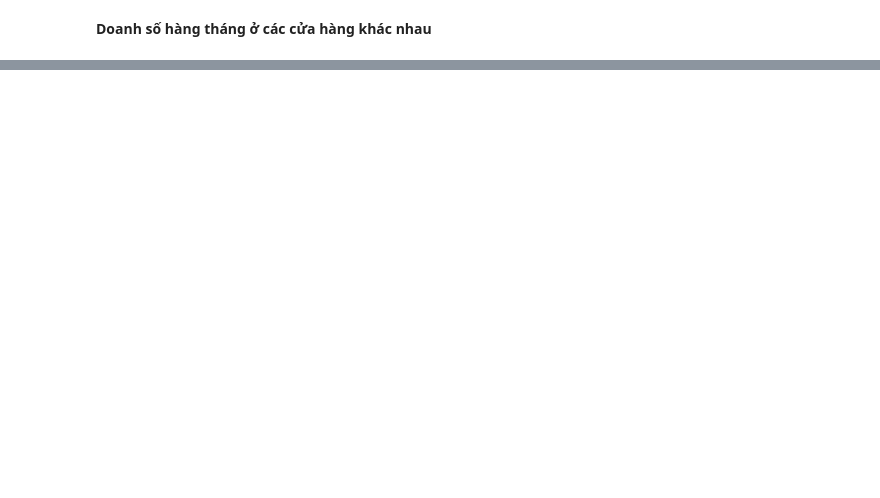
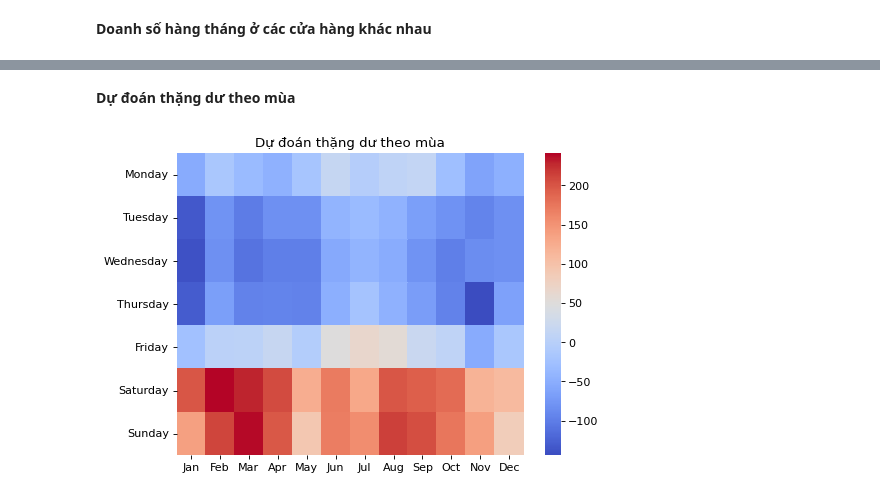
Before and after one commit to HienNguyenMinh/PythonAssignment, a Jupyter notebook: BaiTap2.ipynb, the cells around one changed output, grey strips where cells are left out. Saved outputs shown, nothing was run; the diff lists cells and outputs as text; code cells hidden in the pictures; blank space fills up the shorter version.

```diff
--- a/BaiTap2.ipynb
+++ b/BaiTap2.ipynb
@@ -228,0 +303,28 @@ plt.show()
+# %% [markdown]
+**Dự đoán thặng dư theo mùa**
+# %%
+#Lấy giá trị từ cột thứ 6 trở đi, rồi tính tổng mỗi cột
+S = smoothSales.iloc[:,6:].sum()
+z = lowess(S.values, range(S.shape[0]))
+M = S.values - z[:,1]
+A = (pd.DataFrame(data=M,index=S.index)).T
+A = A.groupby(A.columns.map(lambda x : str(x.weekday())+'-'+str(x.month)),axis=1).sum()
+
+H = np.zeros((7,12))
+#Lặp qua 7 ngày
+for i in range(7):
+  #Lặp qua 12 tháng
+    for j in range(12):
+        H[i,j] = A[str(i)+'-'+str(j+1)]//1000
+
+#Vẽ biểu đồ
+import seaborn as sns
+#Config size và màu của lưới biểu đồ
+plt.figure(None, figsize=(7, 5), dpi=80, facecolor='w', edgecolor='k')
+xticklabels=['Jan', 'Feb', 'Mar', 'Apr', 'May', 'Jun', 'Jul', 'Aug', 'Sep', 'Oct', 'Nov', 'Dec']
+yticklabels=['Monday', 'Tuesday', 'Wednesday', 'Thursday', 'Friday','Saturday','Sunday' ]
+ax = sns.heatmap(H,cmap='coolwarm',xticklabels=xticklabels,yticklabels=yticklabels)
+plt.title('Dự đoán thặng dư theo mùa')
+plt.show()
+# %% [output]
+[figure, added]
```
Also changed, not shown: parts of 20 cells of this notebook.
